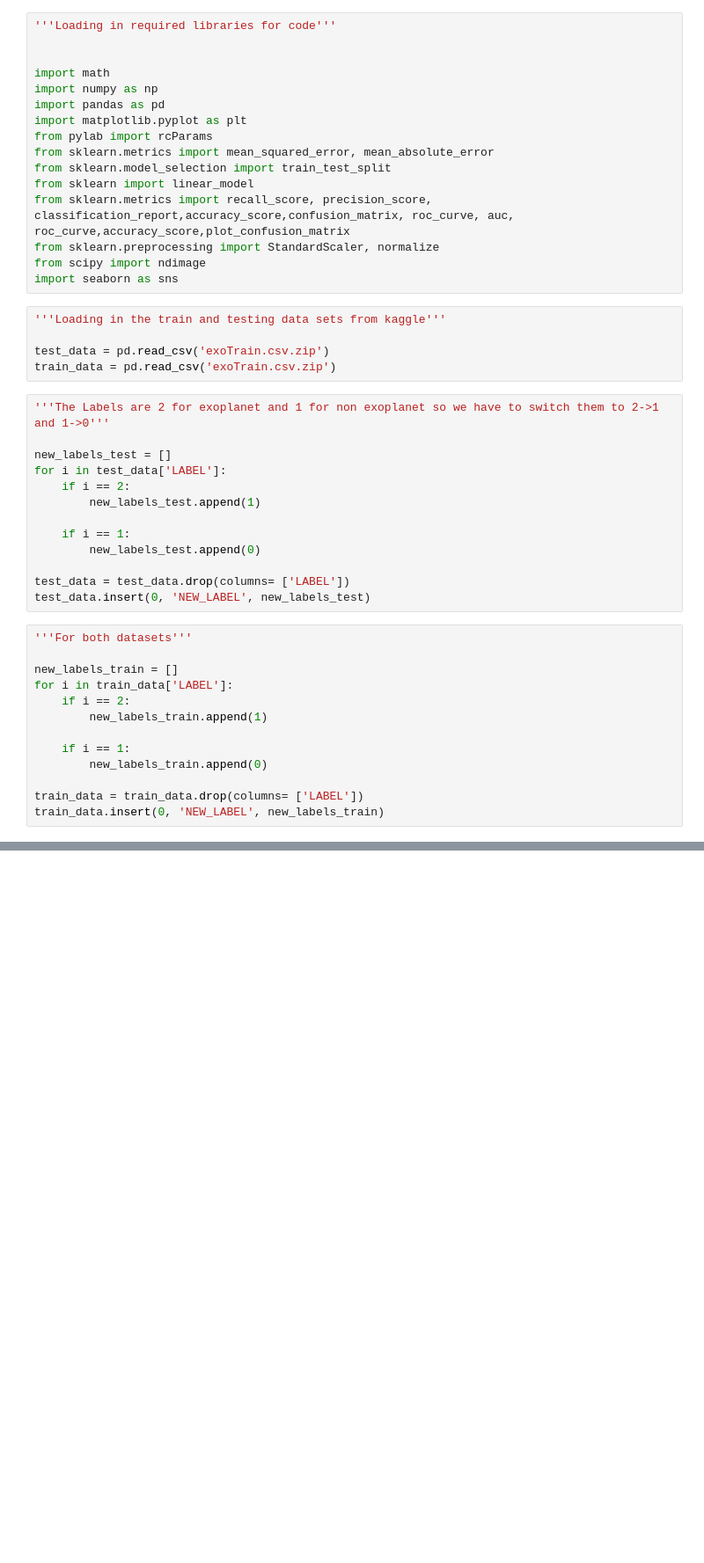
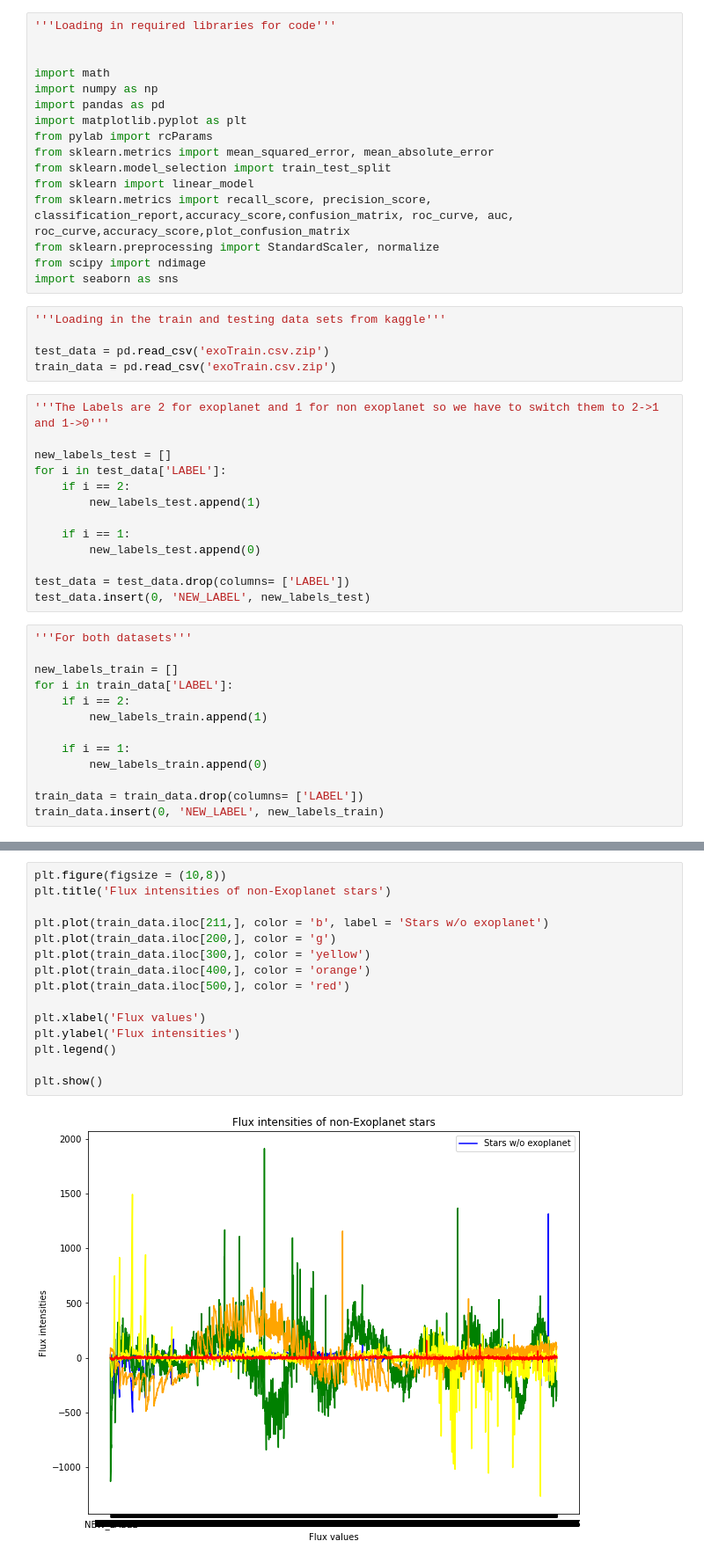
Before and after one commit to Shield94/CMSE202_Project, a Jupyter notebook: Semester Project.ipynb, the cells around one changed output, grey strips where cells are left out. Shown: that part at 88% size. Drawn from its saved outputs; the diff is of its cells as text; blank space fills up the shorter version.

```diff
--- a/Semester Project.ipynb
+++ b/Semester Project.ipynb
@@ -84,0 +88,17 @@ plt.show()
+# %%
+plt.figure(figsize = (10,8))
+plt.title('Flux intensities of non-Exoplanet stars')
+
+plt.plot(train_data.iloc[211,], color = 'b', label = 'Stars w/o exoplanet')
+plt.plot(train_data.iloc[200,], color = 'g')
+plt.plot(train_data.iloc[300,], color = 'yellow')
+plt.plot(train_data.iloc[400,], color = 'orange')
+plt.plot(train_data.iloc[500,], color = 'red')
+
+plt.xlabel('Flux values')
+plt.ylabel('Flux intensities')
+plt.legend()
+
+plt.show()
+# %% [output]
+[figure, added]
```
Also changed, not shown: parts of 8 cells of this notebook.
